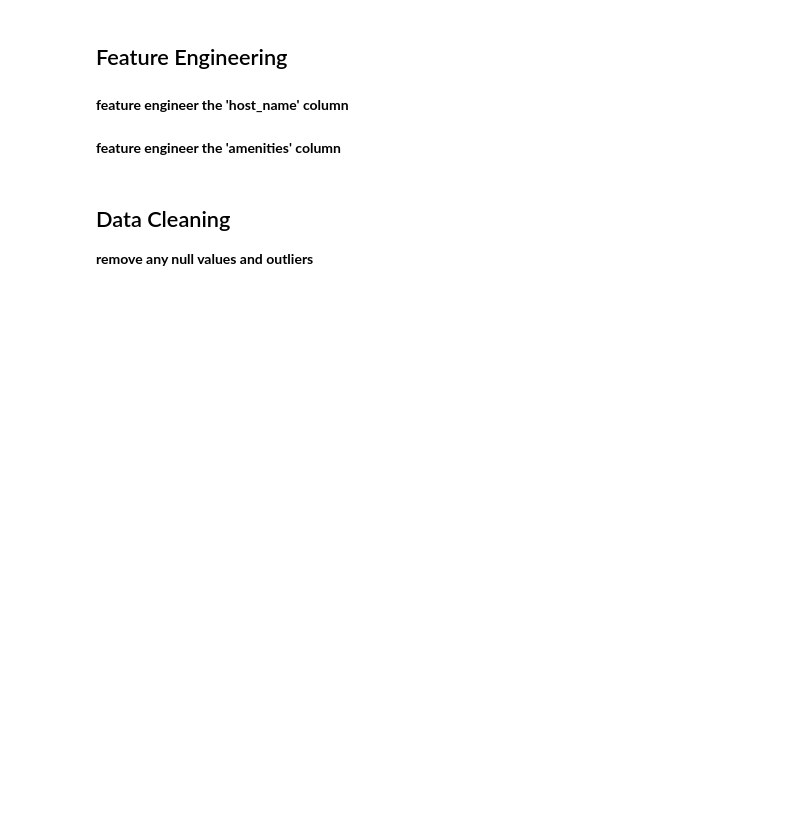
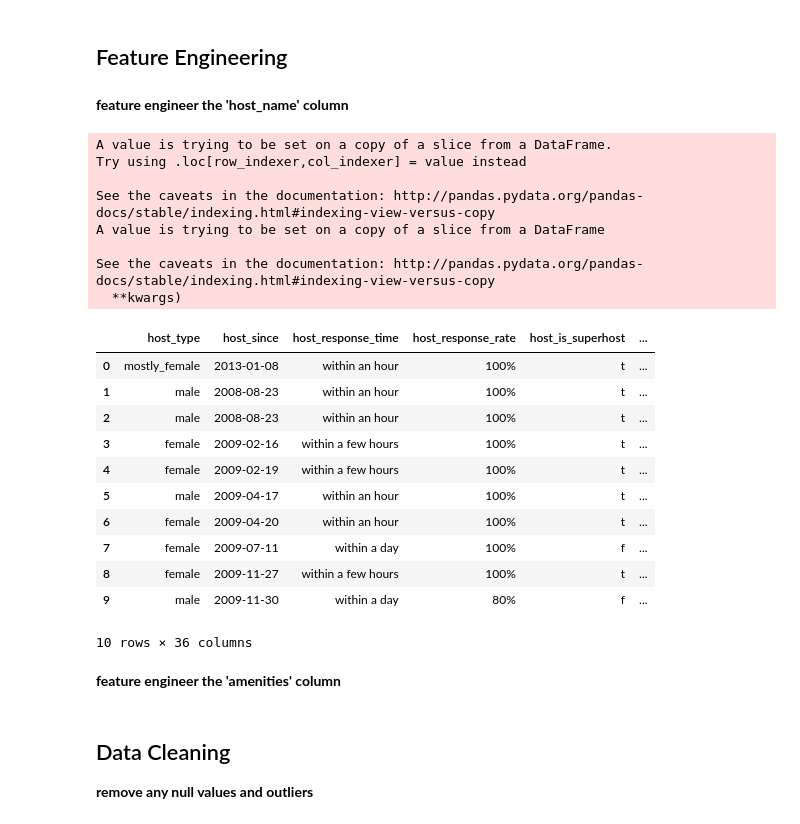
Before and after one commit to ykassif/airbnb_darwin, a Jupyter notebook: scratch_notebook.ipynb, the cells around one changed output. Cells and saved outputs as stored; diff of their text form; code cells hidden in the pictures; blank space fills up the shorter version.

```diff
--- a/scratch_notebook.ipynb
+++ b/scratch_notebook.ipynb
@@ -31,7 +40,7 @@ status, msg = ds.auth_login_user('yasser@utexas.edu', 'En5dC4ZGwL')
 **import the data**
 # %%
 # import dataset
-temp_data = pd.read_csv('listings.csv')
+temp_data = pd.read_csv('data\listings.csv')
 
 # make pandas dataframe with starting columns
 data = temp_data[['host_name', 'host_since', 'host_response_time', 'host_response_rate', 'host_is_superhost',
@@ -53,2 +60,78 @@ print(data.shape)
+# %%
+import gender_guesser.detector as gender
+
+d = gender.Detector()
+genders = []
+comp = []
+comp.append("rent")
+comp.append("Rent")
+comp.append("propert")
+comp.append("Propert")
+comp.append("vacation")
+comp.append("Vacation")
+comp.append("LLC")
+comp.append("llc")
+comp.append("estate")
+comp.append("Estate")
+comp.append("The")
+comp.append('manag')
+comp.append("Manag")
+
+compound = []
+
+compound.append('and')
+compound.append('And')
+compound.append('+')
+compound.append('&')
+
+for row in data.itertuples():
+	name = str(row.host_name)
+	gender = d.get_gender(row.host_name)
+	if gender == 'male' or gender == 'female' or gender == 'mostly_male' or gender == 'mostly_female':
+		genders.append(gender)
+		continue
+	try:
+		list_name = name.split()
+	except:
+		genders.append('nonsense')
+	flag = False
+	for thing in comp:
+		x = re.search(thing, name)
+		if x:
+			flag=True
+	if 'and' in name or 'And' in name or '&' in name or '+' in name:
+		gender = 'couple'
+	elif len(list_name) >= 3:
+		gender = "company"
+	elif flag:
+		gender = "company"
+
+	genders.append(gender)
+
+data['host_name'] = Series(genders, index=data.index)
+data.rename(columns={'host_name':'host_type'}, inplace=True)
+
+data.head(10)
+# %% [output]
+A value is trying to be set on a copy of a slice from a DataFrame.
+Try using .loc[row_indexer,col_indexer] = value instead
+
+See the caveats in the documentation: http://pandas.pydata.org/pandas-docs/stable/indexing.html#indexing-view-versus-copy
+A value is trying to be set on a copy of a slice from a DataFrame
+
+See the caveats in the documentation: http://pandas.pydata.org/pandas-docs/stable/indexing.html#indexing-view-versus-copy
+  **kwargs)
+|  | host_type | host_since | host_response_time | host_response_rate | host_is_superhost | ... |
+| 0 | mostly_female | 2013-01-08 | within an hour | 100% | t | ... |
+| 1 | male | 2008-08-23 | within an hour | 100% | t | ... |
+| 2 | male | 2008-08-23 | within an hour | 100% | t | ... |
+| 3 | female | 2009-02-16 | within a few hours | 100% | t | ... |
+| 4 | female | 2009-02-19 | within a few hours | 100% | t | ... |
+| 5 | male | 2009-04-17 | within an hour | 100% | t | ... |
+| 6 | female | 2009-04-20 | within an hour | 100% | t | ... |
+| 7 | female | 2009-07-11 | within a day | 100% | f | ... |
+| 8 | female | 2009-11-27 | within a few hours | 100% | t | ... |
+| 9 | male | 2009-11-30 | within a day | 80% | f | ... |
+10 rows × 36 columns
 # %% [markdown]
 **feature engineer the 'amenities' column**
```
Also changed, not shown: parts of 30 cells of this notebook, 51 other files.
